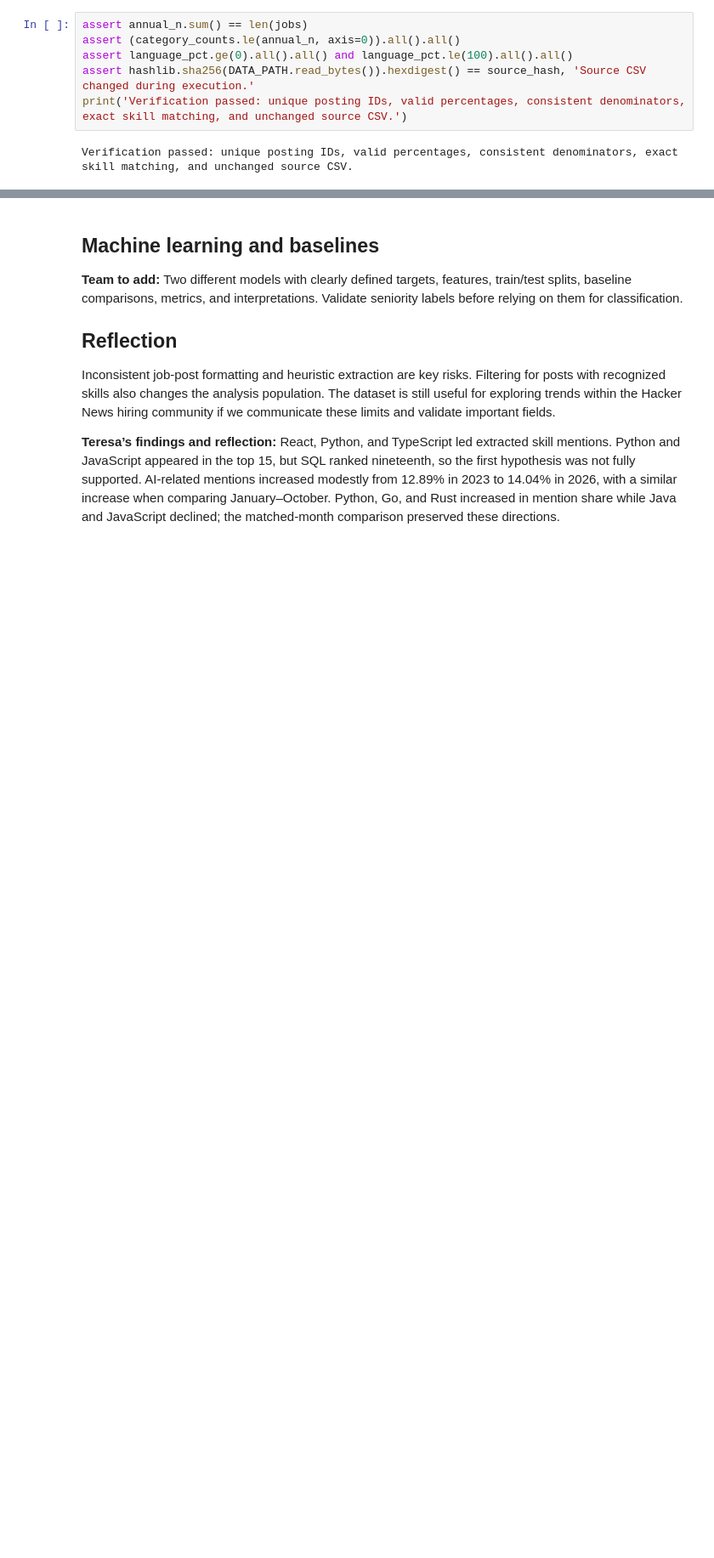
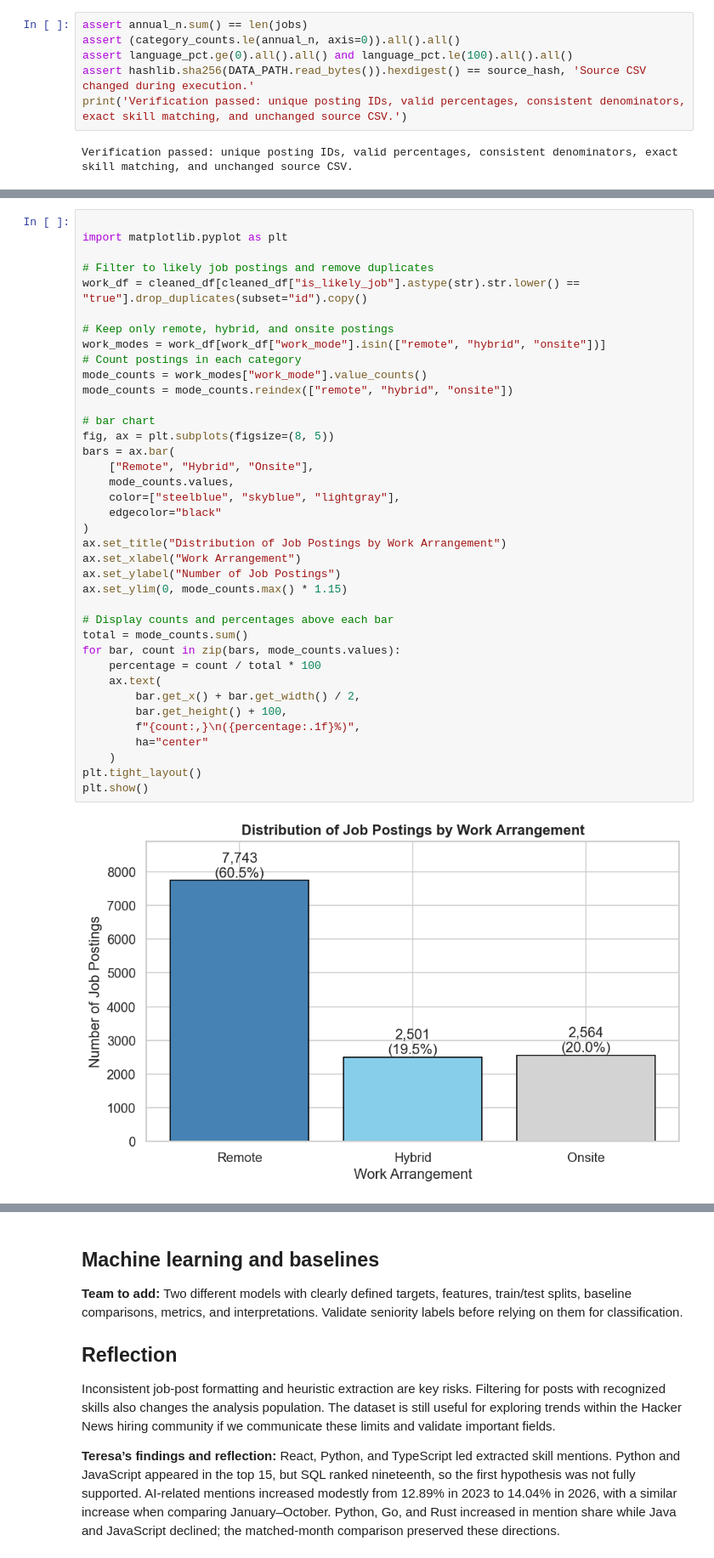
Before and after one commit to ammanikhan/TechSkills, a Jupyter notebook: notebooks/progress_report.ipynb, the cells around one changed output, grey strips where cells are left out. Shown at 85% size. Drawn from its saved outputs; the diff is of its cells as text; blank space fills up the shorter version.

```diff
--- a/notebooks/progress_report.ipynb
+++ b/notebooks/progress_report.ipynb
@@ -460,0 +505,40 @@ Verification passed: unique posting IDs, valid percentages, consistent denominat
+# %%
+
+import matplotlib.pyplot as plt
+
+# Filter to likely job postings and remove duplicates
+work_df = cleaned_df[cleaned_df["is_likely_job"].astype(str).str.lower() == "true"].drop_duplicates(subset="id").copy()
+
+# Keep only remote, hybrid, and onsite postings
+work_modes = work_df[work_df["work_mode"].isin(["remote", "hybrid", "onsite"])]
+# Count postings in each category
+mode_counts = work_modes["work_mode"].value_counts()
+mode_counts = mode_counts.reindex(["remote", "hybrid", "onsite"])
+
+# bar chart
+fig, ax = plt.subplots(figsize=(8, 5))
+bars = ax.bar(
+    ["Remote", "Hybrid", "Onsite"],
+    mode_counts.values,
+    color=["steelblue", "skyblue", "lightgray"],
+    edgecolor="black"
+)
+ax.set_title("Distribution of Job Postings by Work Arrangement")
+ax.set_xlabel("Work Arrangement")
+ax.set_ylabel("Number of Job Postings")
+ax.set_ylim(0, mode_counts.max() * 1.15)
+
+# Display counts and percentages above each bar
+total = mode_counts.sum()
+for bar, count in zip(bars, mode_counts.values):
+    percentage = count / total * 100
+    ax.text(
+        bar.get_x() + bar.get_width() / 2,
+        bar.get_height() + 100,
+        f"{count:,}\n({percentage:.1f}%)",
+        ha="center"
+    )
+plt.tight_layout()
+plt.show()
+# %% [output]
+[figure, added]
```
Also changed, not shown: parts of 14 cells of this notebook.
